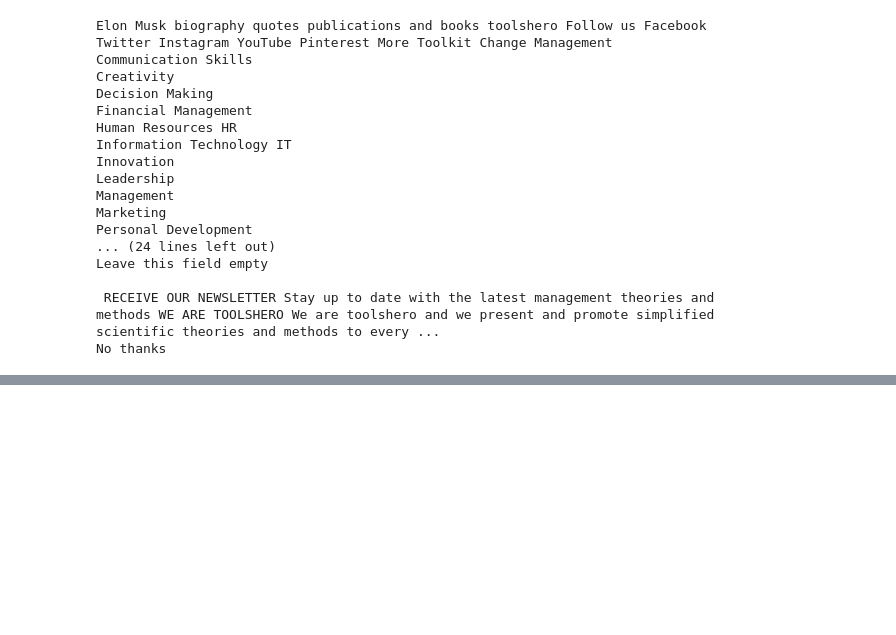
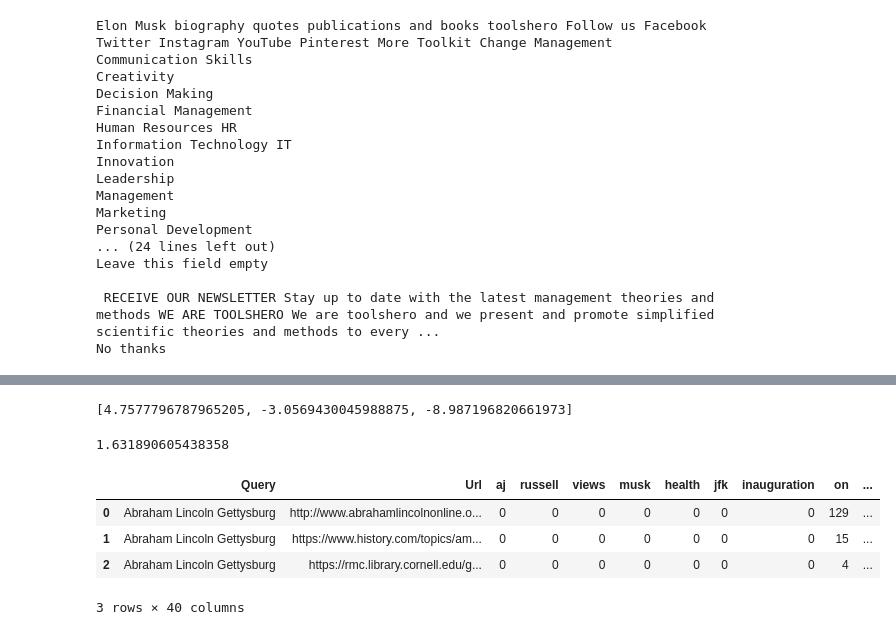
Before and after one commit to VaishnaviHire/Quote-Retrieval, a Jupyter notebook: Baseline model.ipynb, the cells around one changed output, grey strips where cells are left out. Saved outputs shown, nothing was run; the diff lists cells and outputs as text; code cells hidden in the pictures; blank space fills up the shorter version.

```diff
--- a/Baseline model.ipynb
+++ b/Baseline model.ipynb
@@ -67,0 +183,41 @@ def create_vocabulary(list_of_queries):
+# %%
+import numpy as np
+def get_liklihood_score(row, D):
+    tot = 0
+    for term in row['Query'].lower().split():
+#         print(row.keys())
+        tot += np.log((row[term] + 1) /(D+ len(row.keys())-1))
+    return tot
+# %%
+vocab_df['score'] = [get_liklihood_score(row,len(vocab_df)) for ind, row in vocab_df.iterrows()]
+# %%
+list(vocab_df.sort_values(by=['score'], ascending=False)['score'])
+# %% [output]
+[4.7577796787965205, -3.0569430045988875, -8.987196820661973]
+# %%
+vocab_df['score'].quantile(0.8)
+# %% [output]
+1.631890605438358
+# %%
+def score_fix(row):
+    score = row['score']
+    if vocab_df['score'].quantile(.2) > score:
+        return 0
+    elif vocab_df['score'].quantile(.4) > score:
+        return 1
+    elif vocab_df['score'].quantile(.6) > score:
+        return 2
+    elif vocab_df['score'].quantile(.8) > score:
+        return 3
+    else:
+        return 4
+# %%
+vocab_df["fitted_score"]=vocab_df.apply(score_fix, axis=1)
+# %%
+vocab_df.head()
+# %% [output]
+|  | Query | Url | aj | russell | views | musk | health | jfk | inauguration | on | ... |
+| 0 | Abraham Lincoln Gettysburg | http://www.abrahamlincolnonline.o... | 0 | 0 | 0 | 0 | 0 | 0 | 0 | 129 | ... |
+| 1 | Abraham Lincoln Gettysburg | https://www.history.com/topics/am... | 0 | 0 | 0 | 0 | 0 | 0 | 0 | 15 | ... |
+| 2 | Abraham Lincoln Gettysburg | https://rmc.library.cornell.edu/g... | 0 | 0 | 0 | 0 | 0 | 0 | 0 | 4 | ... |
+3 rows × 40 columns
```
Also changed, not shown: parts of 13 cells of this notebook.
